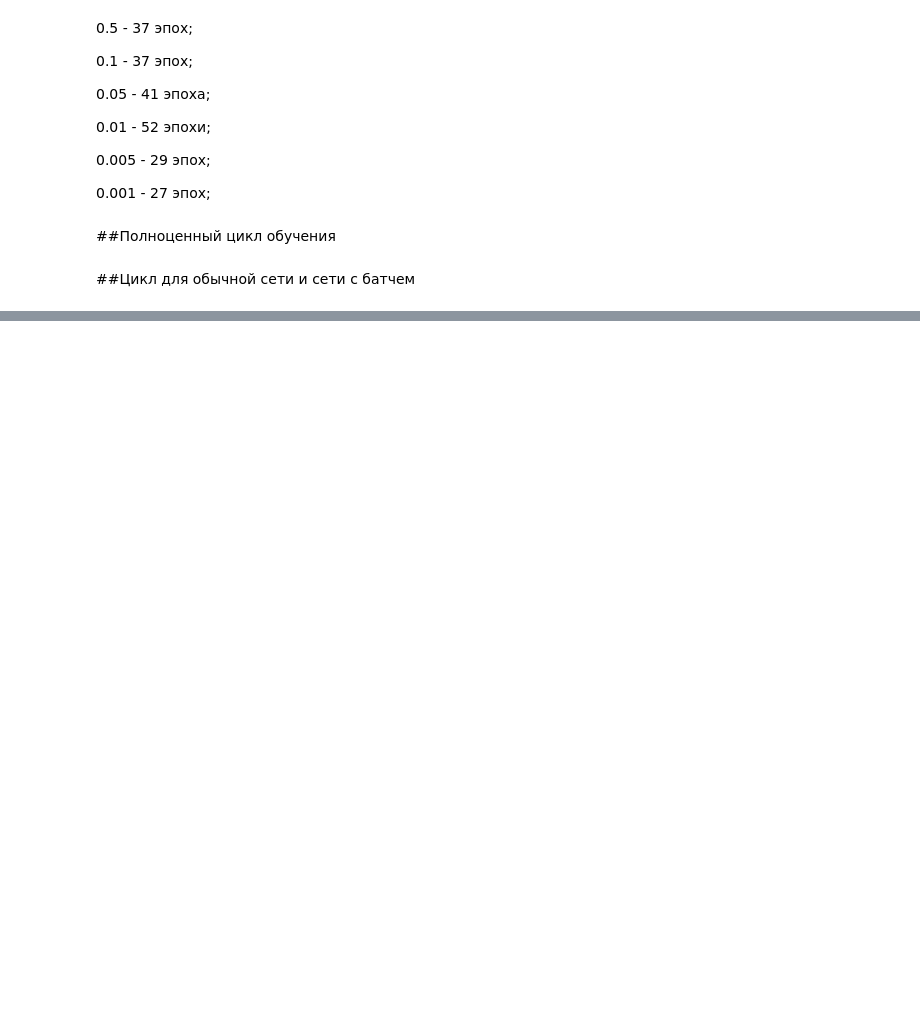
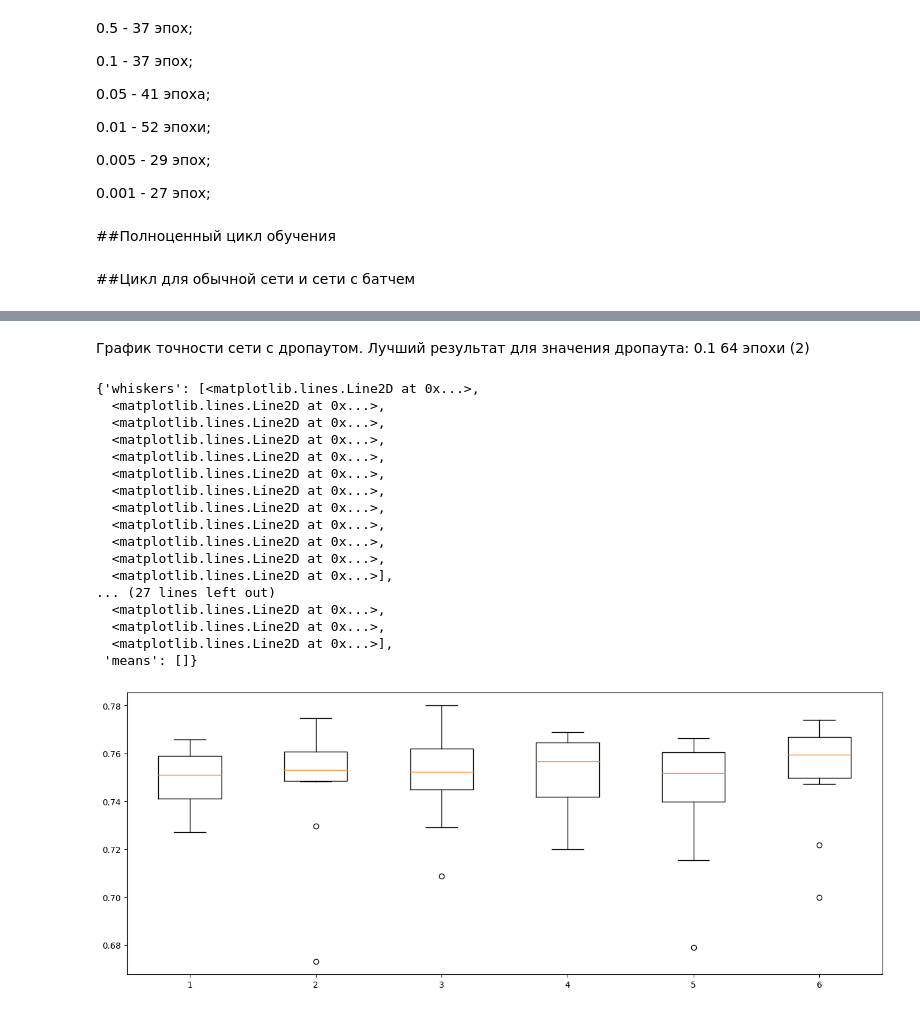
Before and after one commit to KORALLLL/MTUCI_EMNIST, a Jupyter notebook: ColabFiles/DropOutBatchExperiments_week_4_5.ipynb, the cells around one changed output, grey strips where cells are left out. Drawn from its saved outputs; the diff is of its cells as text; code cells hidden in the pictures; blank space fills up the shorter version.

```diff
--- a/ColabFiles/DropOutBatchExperiments_week_4_5.ipynb
+++ b/ColabFiles/DropOutBatchExperiments_week_4_5.ipynb
@@ -1131,0 +1195,25 @@ for experiments in range(3):
+# %% [markdown]
+График точности сети с дропаутом. Лучший результат для значения дропаута: 0.1 64 эпохи (2)
+# %%
+data = [[0.7592, 0.7406, 0.7578, 0.7649, 0.7286, 0.7577, 0.7271, 0.7444, 0.7429, 0.7657], [0.7597, 0.7483, 0.7738, 0.7533, 0.7748, 0.7611, 0.7496, 0.7528, 0.7297, 0.6731], [0.7469, 0.7645, 0.7482, 0.78, 0.7443, 0.7087, 0.7634, 0.7565, 0.7291, 0.7579], [0.7441, 0.7631, 0.751, 0.7358, 0.7199, 0.7688, 0.7413, 0.7625, 0.766, 0.7649], [0.7556, 0.7482, 0.7539, 0.6789, 0.7624, 0.7663, 0.7155, 0.7498, 0.737, 0.7621], [0.7218, 0.7604, 0.7656, 0.6998, 0.7571, 0.7472, 0.774, 0.7715, 0.7584, 0.7672]]
+plt.figure(figsize = (16.,6.))
+plt.boxplot(data)
+# %% [output]
+{'whiskers': [<matplotlib.lines.Line2D at 0x...>,
+  <matplotlib.lines.Line2D at 0x...>,
+  <matplotlib.lines.Line2D at 0x...>,
+  <matplotlib.lines.Line2D at 0x...>,
+  <matplotlib.lines.Line2D at 0x...>,
+  <matplotlib.lines.Line2D at 0x...>,
+  <matplotlib.lines.Line2D at 0x...>,
+  <matplotlib.lines.Line2D at 0x...>,
+  <matplotlib.lines.Line2D at 0x...>,
+  <matplotlib.lines.Line2D at 0x...>,
+  <matplotlib.lines.Line2D at 0x...>,
+  <matplotlib.lines.Line2D at 0x...>],
+... (27 lines left out)
+  <matplotlib.lines.Line2D at 0x...>,
+  <matplotlib.lines.Line2D at 0x...>,
+  <matplotlib.lines.Line2D at 0x...>],
+ 'means': []}
+[figure, added]
```
Also changed, not shown: parts of 15 cells of this notebook.
